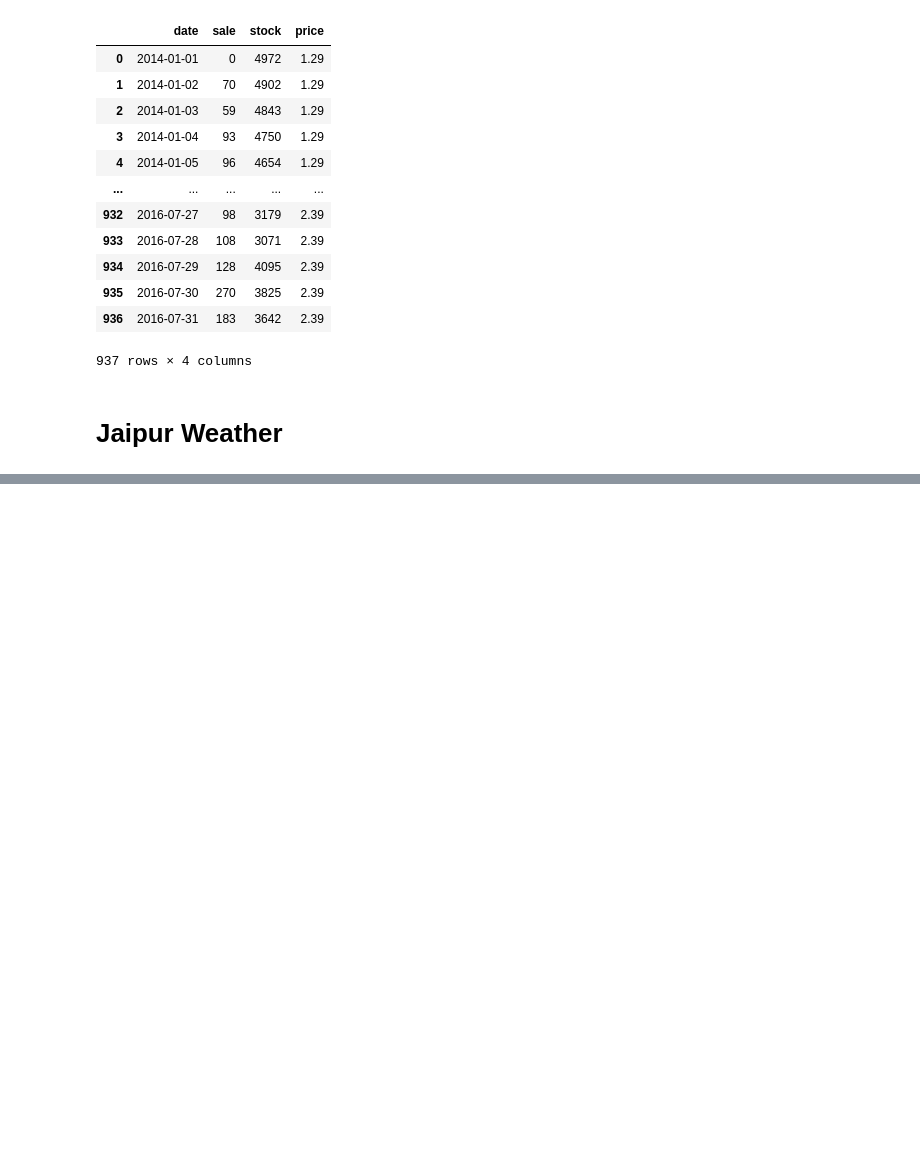
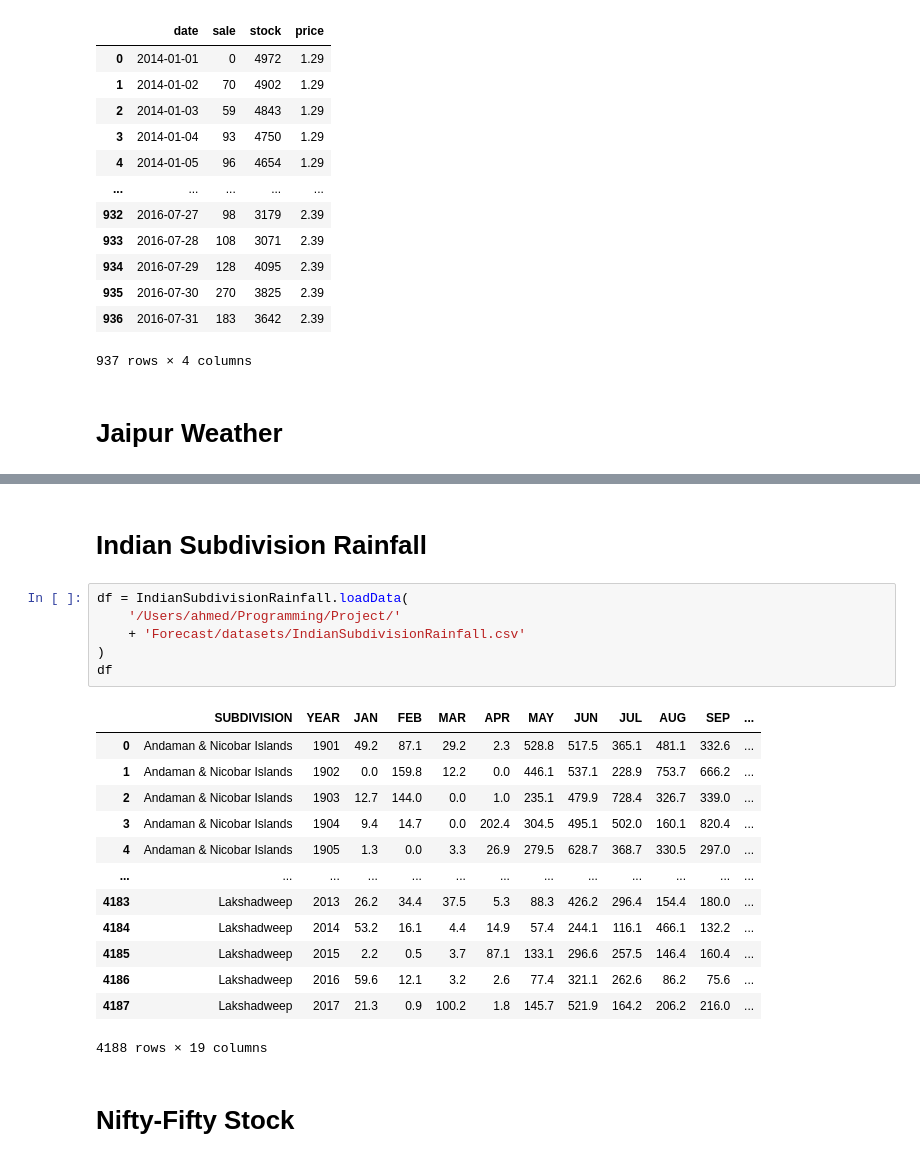
Before and after one commit to tymefighter/Forecast, a Jupyter notebook: notebooks/datasets-notebook.ipynb, the cells around one changed output, grey strips where cells are left out. Drawn from its saved outputs; the diff is of its cells as text; blank space fills up the shorter version.

Commit message:
Add datasets

```diff
--- a/notebooks/datasets-notebook.ipynb
+++ b/notebooks/datasets-notebook.ipynb
@@ -62,0 +62,24 @@ Warning: Your Kaggle API key is readable by other users on this system! To fix t
+# %% [markdown]
+# Indian Subdivision Rainfall
+# %%
+df = IndianSubdivisionRainfall.loadData(
+    '/Users/ahmed/Programming/Project/'
+    + 'Forecast/datasets/IndianSubdivisionRainfall.csv'
+)
+df
+# %% [output]
+|  | SUBDIVISION | YEAR | JAN | FEB | MAR | APR | MAY | JUN | JUL | AUG | SEP | ... |
+| 0 | Andaman & Nicobar Islands | 1901 | 49.2 | 87.1 | 29.2 | 2.3 | 528.8 | 517.5 | 365.1 | 481.1 | 332.6 | ... |
+| 1 | Andaman & Nicobar Islands | 1902 | 0.0 | 159.8 | 12.2 | 0.0 | 446.1 | 537.1 | 228.9 | 753.7 | 666.2 | ... |
+| 2 | Andaman & Nicobar Islands | 1903 | 12.7 | 144.0 | 0.0 | 1.0 | 235.1 | 479.9 | 728.4 | 326.7 | 339.0 | ... |
+| 3 | Andaman & Nicobar Islands | 1904 | 9.4 | 14.7 | 0.0 | 202.4 | 304.5 | 495.1 | 502.0 | 160.1 | 820.4 | ... |
+| 4 | Andaman & Nicobar Islands | 1905 | 1.3 | 0.0 | 3.3 | 26.9 | 279.5 | 628.7 | 368.7 | 330.5 | 297.0 | ... |
+| ... | ... | ... | ... | ... | ... | ... | ... | ... | ... | ... | ... | ... |
+| 4183 | Lakshadweep | 2013 | 26.2 | 34.4 | 37.5 | 5.3 | 88.3 | 426.2 | 296.4 | 154.4 | 180.0 | ... |
+| 4184 | Lakshadweep | 2014 | 53.2 | 16.1 | 4.4 | 14.9 | 57.4 | 244.1 | 116.1 | 466.1 | 132.2 | ... |
+| 4185 | Lakshadweep | 2015 | 2.2 | 0.5 | 3.7 | 87.1 | 133.1 | 296.6 | 257.5 | 146.4 | 160.4 | ... |
+| 4186 | Lakshadweep | 2016 | 59.6 | 12.1 | 3.2 | 2.6 | 77.4 | 321.1 | 262.6 | 86.2 | 75.6 | ... |
+| 4187 | Lakshadweep | 2017 | 21.3 | 0.9 | 100.2 | 1.8 | 145.7 | 521.9 | 164.2 | 206.2 | 216.0 | ... |
+4188 rows × 19 columns
+# %% [markdown]
+# Nifty-Fifty Stock
```
Also changed, not shown: parts of 3 cells of this notebook, 4 other files.
